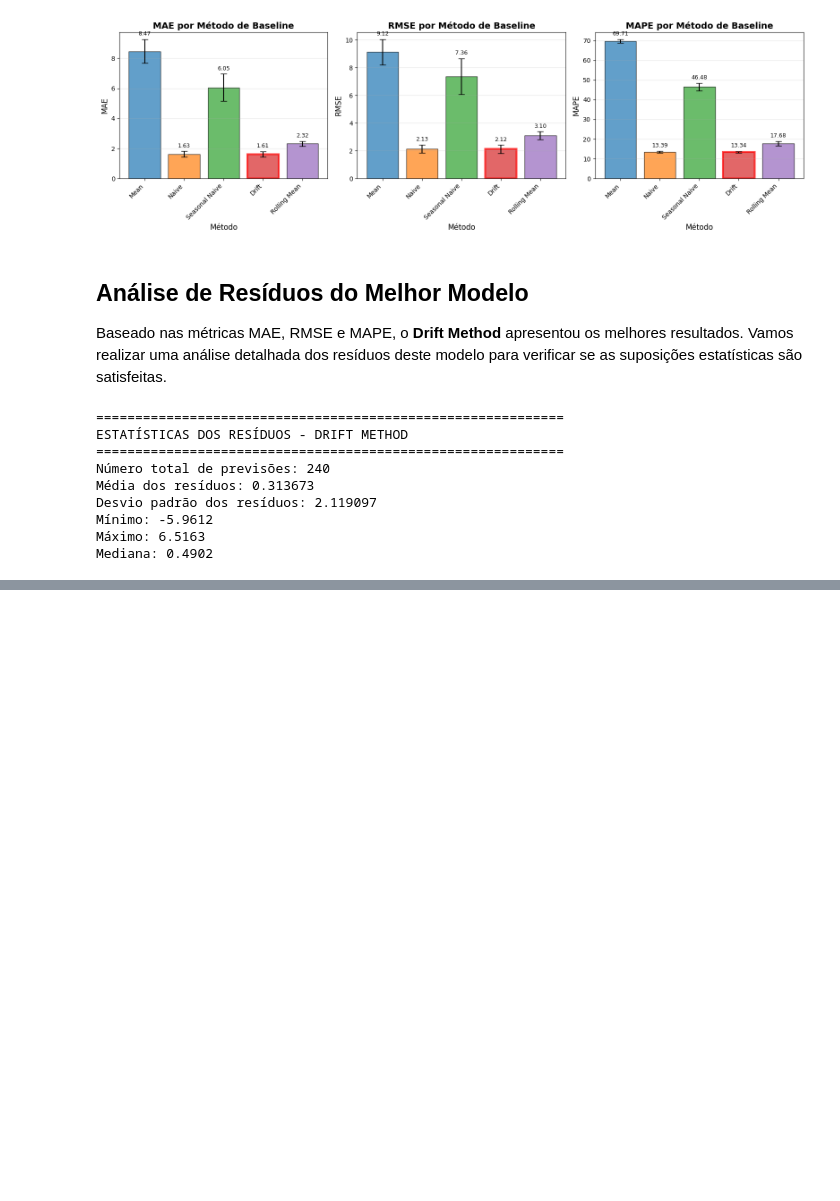
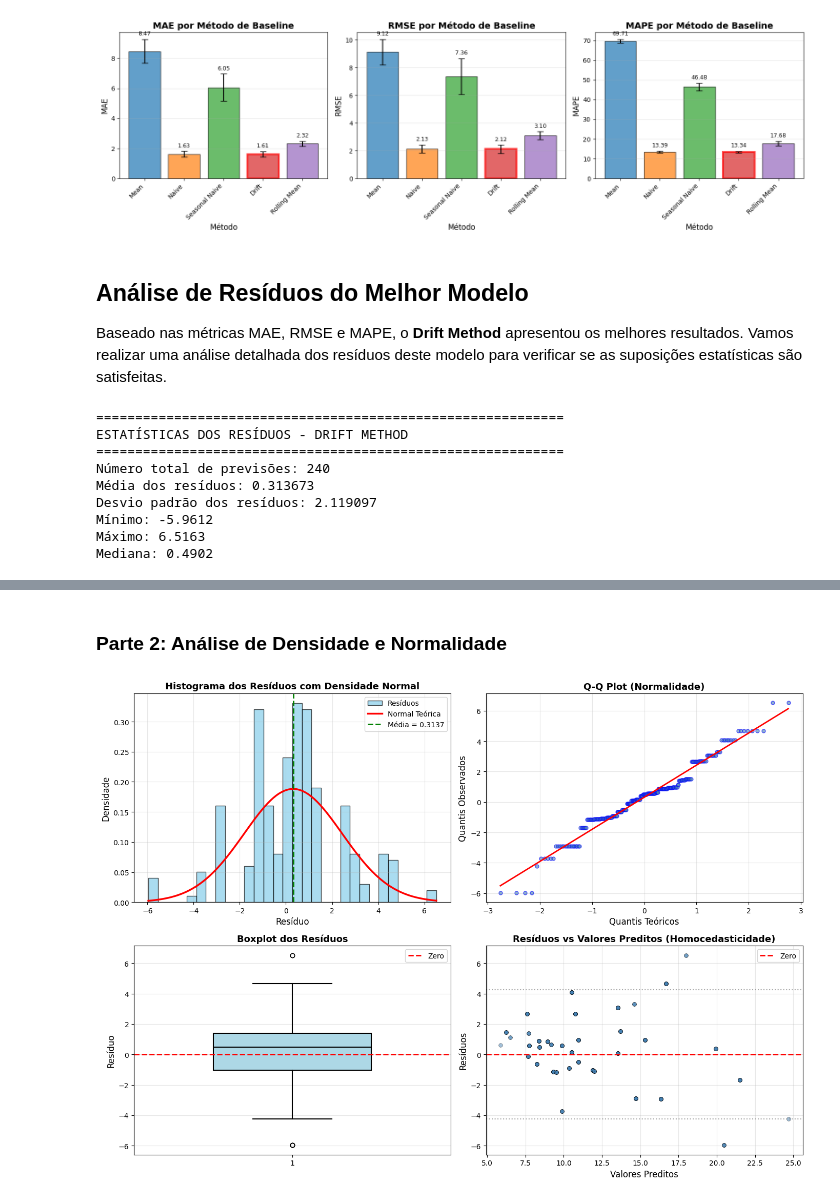
Before and after one commit to eduardammag/time-series, a Jupyter notebook: baselines/Baselines.ipynb, the cells around one changed output, grey strips where cells are left out. Drawn from its saved outputs; the diff is of its cells as text; code cells hidden in the pictures; blank space fills up the shorter version.

```diff
--- a/baselines/Baselines.ipynb
+++ b/baselines/Baselines.ipynb
@@ -1763,0 +1735,66 @@ plt.show()
+# %% [markdown]
+### Parte 2: Análise de Densidade e Normalidade
+# %%
+# === PARTE 2: ANÁLISE DE DENSIDADE E NORMALIDADE ===
+import matplotlib.pyplot as plt
+import numpy as np
+from scipy import stats
+
+fig, axes = plt.subplots(2, 2, figsize=(14, 10))
+
+# 1. Histograma com curva normal
+ax1 = axes[0, 0]
+ax1.hist(all_residuals, bins=30, density=True, alpha=0.7, edgecolor='black', color='skyblue', label='Resíduos')
+mu, sigma = np.mean(all_residuals), np.std(all_residuals)
+x = np.linspace(all_residuals.min(), all_residuals.max(), 100)
+ax1.plot(x, stats.norm.pdf(x, mu, sigma), 'r-', linewidth=2.5, label='Normal Teórica')
+ax1.axvline(mu, color='green', linestyle='--', linewidth=2, label=f'Média = {mu:.4f}')
+ax1.set_xlabel('Resíduo', fontsize=12)
+ax1.set_ylabel('Densidade', fontsize=12)
+ax1.set_title('Histograma dos Resíduos com Densidade Normal', fontsize=13, fontweight='bold')
+ax1.legend()
+ax1.grid(alpha=0.3)
+
+# 2. Q-Q Plot
+ax2 = axes[0, 1]
+stats.probplot(all_residuals, dist="norm", plot=ax2)
+ax2.get_lines()[0].set_markerfacecolor('steelblue')
+ax2.get_lines()[0].set_markersize(5)
+ax2.get_lines()[0].set_alpha(0.6)
+ax2.get_lines()[1].set_color('red')
+ax2.get_lines()[1].set_linewidth(2)
+ax2.set_title('Q-Q Plot (Normalidade)', fontsize=13, fontweight='bold')
+ax2.set_xlabel('Quantis Teóricos', fontsize=12)
+ax2.set_ylabel('Quantis Observados', fontsize=12)
+ax2.grid(alpha=0.3)
+
+# 3. Boxplot
+ax3 = axes[1, 0]
+bp = ax3.boxplot(all_residuals, vert=True, patch_artist=True, widths=0.5)
+bp['boxes'][0].set_facecolor('lightblue')
+bp['boxes'][0].set_edgecolor('black')
+bp['boxes'][0].set_linewidth(1.5)
+for element in ['whiskers', 'fliers', 'means', 'medians', 'caps']:
+    plt.setp(bp[element], color='black', linewidth=1.5)
+ax3.axhline(0, color='red', linestyle='--', linewidth=2, label='Zero')
+ax3.set_ylabel('Resíduo', fontsize=12)
+ax3.set_title('Boxplot dos Resíduos', fontsize=13, fontweight='bold')
+ax3.legend()
+ax3.grid(alpha=0.3, axis='y')
+
+# 4. Resíduos vs Valores Preditos (Homocedasticidade)
+ax4 = axes[1, 1]
+ax4.scatter(all_predictions, all_residuals, alpha=0.5, s=30, color='steelblue', edgecolors='black', linewidth=0.5)
+ax4.axhline(y=0, color='red', linestyle='--', linewidth=2, label='Zero')
+ax4.axhline(y=2*np.std(all_residuals), color='gray', linestyle=':', linewidth=1.5, alpha=0.7)
+ax4.axhline(y=-2*np.std(all_residuals), color='gray', linestyle=':', linewidth=1.5, alpha=0.7)
+ax4.set_xlabel('Valores Preditos', fontsize=12)
+ax4.set_ylabel('Resíduos', fontsize=12)
+ax4.set_title('Resíduos vs Valores Preditos (Homocedasticidade)', fontsize=13, fontweight='bold')
+ax4.legend()
+ax4.grid(alpha=0.3)
+
+plt.tight_layout()
+plt.show()
+# %% [output]
+[figure, added]
```
Also changed, not shown: parts of 9 cells of this notebook.
